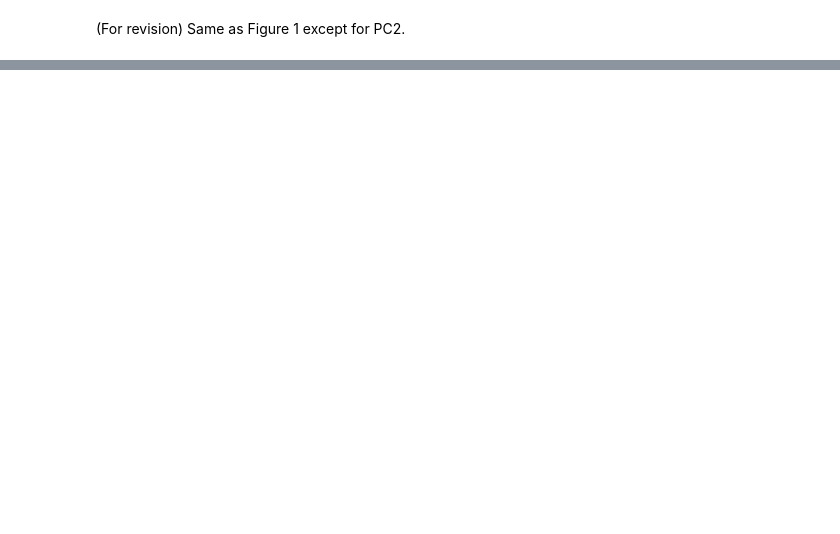
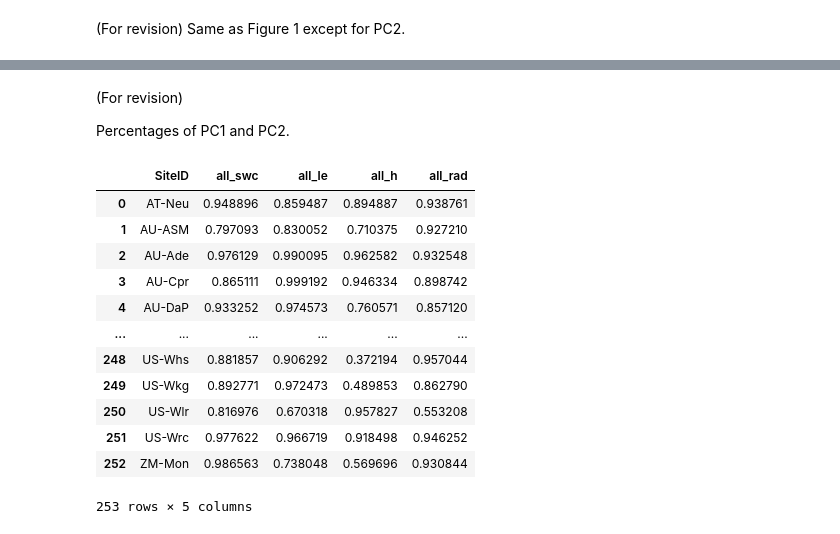
Before and after one commit to bucholz-kim/LA-metrics, a Jupyter notebook: PCA/fig02.ipynb, the cells around one changed output, grey strips where cells are left out. Cells and saved outputs as stored; diff of their text form; code cells hidden in the pictures; blank space fills up the shorter version.

Commit message:
update fig02 with revisions

```diff
--- a/PCA/fig02.ipynb
+++ b/PCA/fig02.ipynb
@@ -285,0 +326,20 @@ Same as Figure 1 except for PC2.
+# %% [markdown]
+(For revision)
+
+Percentages of PC1 and PC2.
+# %%
+columns = [
+    "Site ID",
+    "R2[All,NoSWC]",
+    "R2[All,NoLE]",
+    "R2[All,NoH]",
+    "R2[All,NoRad]"
+]
+
+pca_data = {
+    season: {
+        'pc1': pd.DataFrame(columns=columns),
+        'pc2': pd.DataFrame(columns=columns)
+    }
+    for season in seasons
+}
@@ -285,0 +351,16 @@ Same as Figure 1 except for PC2.
+# %%
+df_spr
+# %% [output]
+|  | SiteID | all_swc | all_le | all_h | all_rad |
+| 0 | AT-Neu | 0.948896 | 0.859487 | 0.894887 | 0.938761 |
+| 1 | AU-ASM | 0.797093 | 0.830052 | 0.710375 | 0.927210 |
+| 2 | AU-Ade | 0.976129 | 0.990095 | 0.962582 | 0.932548 |
+| 3 | AU-Cpr | 0.865111 | 0.999192 | 0.946334 | 0.898742 |
+| 4 | AU-DaP | 0.933252 | 0.974573 | 0.760571 | 0.857120 |
+| ... | ... | ... | ... | ... | ... |
+| 248 | US-Whs | 0.881857 | 0.906292 | 0.372194 | 0.957044 |
+| 249 | US-Wkg | 0.892771 | 0.972473 | 0.489853 | 0.862790 |
+| 250 | US-Wlr | 0.816976 | 0.670318 | 0.957827 | 0.553208 |
+| 251 | US-Wrc | 0.977622 | 0.966719 | 0.918498 | 0.946252 |
+| 252 | ZM-Mon | 0.986563 | 0.738048 | 0.569696 | 0.930844 |
+253 rows × 5 columns
```
Also changed, not shown: parts of 10 cells of this notebook.
